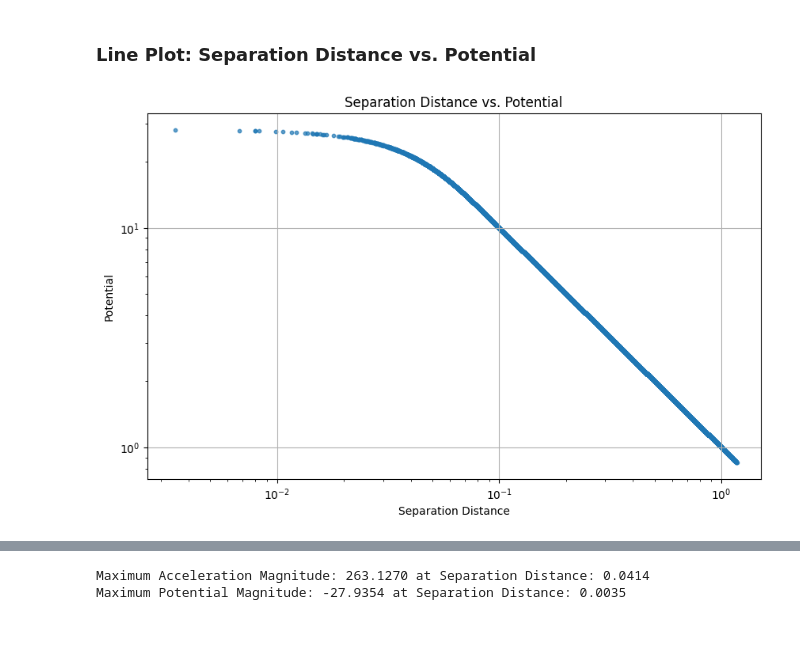
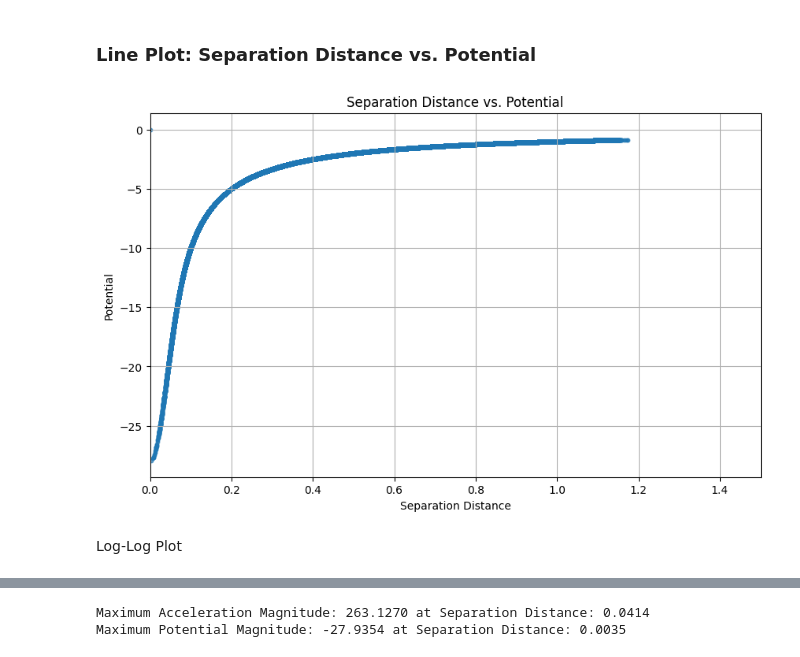
Before and after one commit to amf599-cyber/N-Body_Test, a Jupyter notebook: Test-Data-Analysis-v1-2.ipynb, the cells around one changed output, grey strips where cells are left out. Drawn from its saved outputs; the diff is of its cells as text; code cells hidden in the pictures; blank space fills up the shorter version.

```diff
--- a/Test-Data-Analysis-v1-2.ipynb
+++ b/Test-Data-Analysis-v1-2.ipynb
@@ -90,16 +152,18 @@ plt.show()
 # %%
 plt.figure(figsize=(10, 6))
 #sns.scatterplot(data=df, x='distance', y='pot_magnitude')
 
-plt.scatter(df['distance'], -df['pot_magnitude'], label='Observed Data', s=10, alpha=0.7)
-plt.xscale('log')
-plt.yscale('log')
+plt.scatter(df['distance'], df['pot_magnitude'], label='Observed Data', s=10, alpha=0.7) #make pot_mag negative with log scale
+#plt.xscale('log')
+#plt.yscale('log')
 
 plt.title('Separation Distance vs. Potential')
 plt.xlabel('Separation Distance')
 plt.ylabel('Potential')
 plt.xlim(0, 1.5) # Zoom in on the x-axis
 plt.grid(True)
 plt.show()
 # %% [output]
-[figure, old version]
+[figure, new version]
+# %% [markdown]
+Log-Log Plot
```
Also changed, not shown: parts of 4 cells of this notebook.
